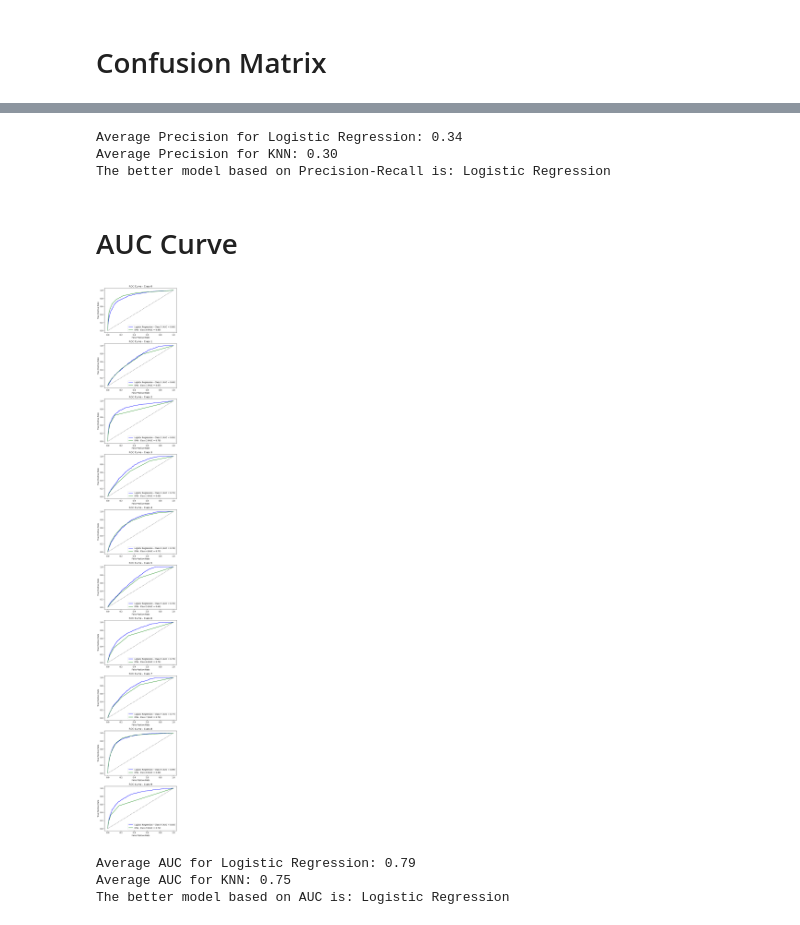
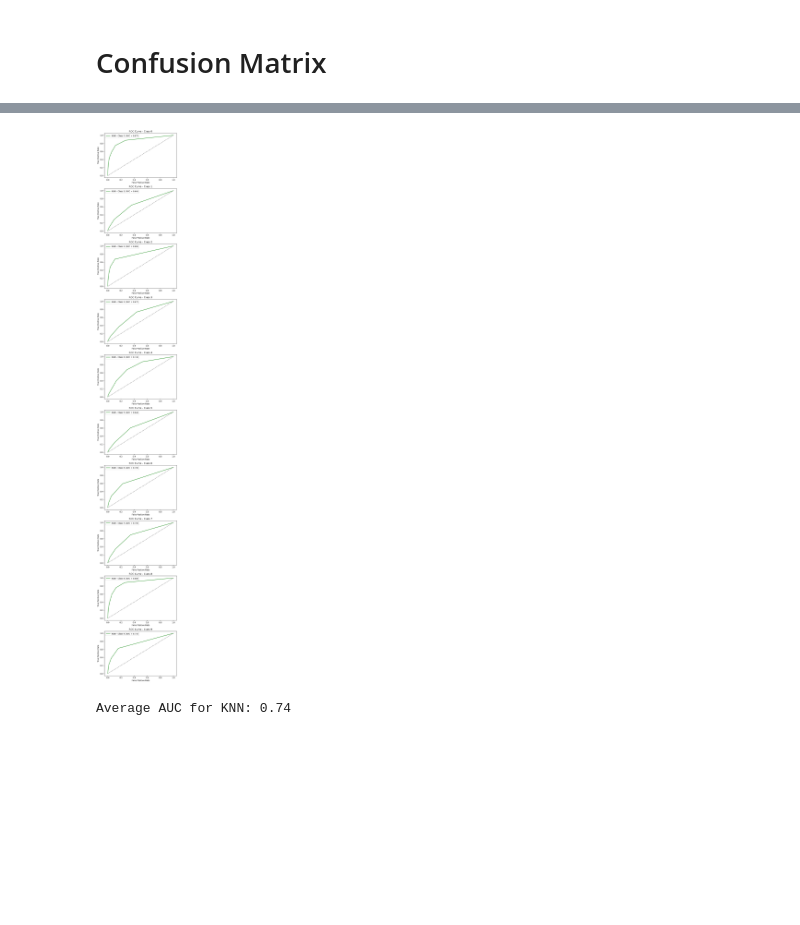
Before and after one commit to ahmniab/ML_project, a Jupyter notebook: Image_knn.ipynb, the cells around one changed output, grey strips where cells are left out. Drawn from its saved outputs; the diff is of its cells as text; code cells hidden in the pictures; blank space fills up the shorter version.

```diff
--- a/Image_knn.ipynb
+++ b/Image_knn.ipynb
@@ -246,70 +156,27 @@ plt.show()
-# %%
-avg_precision_log_reg = {}
-avg_precision_knn = {}
-
-for i in range(y_train_bin.shape[1]):
-    avg_precision_log_reg[i] = average_precision_score(y_test_bin[:, i], y_proba_log_reg[:, i])
-    avg_precision_knn[i] = average_precision_score(y_test_bin[:, i], y_proba_knn[:, i])
-
-
-mean_avg_precision_log_reg = np.mean(list(avg_precision_log_reg.values()))
-mean_avg_precision_knn = np.mean(list(avg_precision_knn.values()))
-
-print(f"Average Precision for Logistic Regression: {mean_avg_precision_log_reg:.2f}")
-print(f"Average Precision for KNN: {mean_avg_precision_knn:.2f}")
-
-
-if mean_avg_precision_log_reg > mean_avg_precision_knn:
-    best_model_precision = "Logistic Regression"
-else:
-    best_model_precision = "KNN"
-
-print(f"The better model based on Precision-Recall is: {best_model_precision}")
-# %% [output]
-Average Precision for Logistic Regression: 0.34
-Average Precision for KNN: 0.30
-The better model based on Precision-Recall is: Logistic Regression
-# %% [markdown]
-# AUC Curve
 # %%
 fig, axes = plt.subplots(num_classes, 1, figsize=(6, 4 * num_classes))
 
 for i in range(num_classes):
-    axes[i].plot(fpr_log_reg[i], tpr_log_reg[i], color='blue', label=f'Logistic Regression - Class {i} (AUC = {auc(fpr_log_reg[i], tpr_log_reg[i]):.2f})')
     axes[i].plot(fpr_knn[i], tpr_knn[i], color='green', label=f'KNN - Class {i} (AUC = {auc(fpr_knn[i], tpr_knn[i]):.2f})')
     axes[i].plot([0, 1], [0, 1], color='gray', linestyle='--')
     axes[i].set_xlabel('False Positive Rate')
     axes[i].set_ylabel('True Positive Rate')
     axes[i].set_title(f'ROC Curve - Class {i}')
     axes[i].legend()
 
 plt.tight_layout()
 plt.show()
 # %% [output]
-[figure, old version]
+[figure, new version]
 # %%
 auc_log_reg = {}
 auc_knn = {}
 
 for i in range(y_train_bin.shape[1]):
-    auc_log_reg[i] = auc(fpr_log_reg[i], tpr_log_reg[i])  # AUC for Logistic Regression
-    auc_knn[i] = auc(fpr_knn[i], tpr_knn[i])  # AUC for KNN
+    auc_knn[i] = auc(fpr_knn[i], tpr_knn[i])
 
-
-avg_auc_log_reg = np.mean(list(auc_log_reg.values()))
 avg_auc_knn = np.mean(list(auc_knn.values()))
 
-print(f"Average AUC for Logistic Regression: {avg_auc_log_reg:.2f}")
 print(f"Average AUC for KNN: {avg_auc_knn:.2f}")
-
-
-if avg_auc_log_reg > avg_auc_knn:
-    best_model = "Logistic Regression"
-else:
-    best_model = "KNN"
-
-print(f"The better model based on AUC is: {best_model}")
 # %% [output]
-Average AUC for Logistic Regression: 0.79
-Average AUC for KNN: 0.75
-The better model based on AUC is: Logistic Regression
+Average AUC for KNN: 0.74
```
Also changed, not shown: parts of 9 cells of this notebook, 1 other file.
